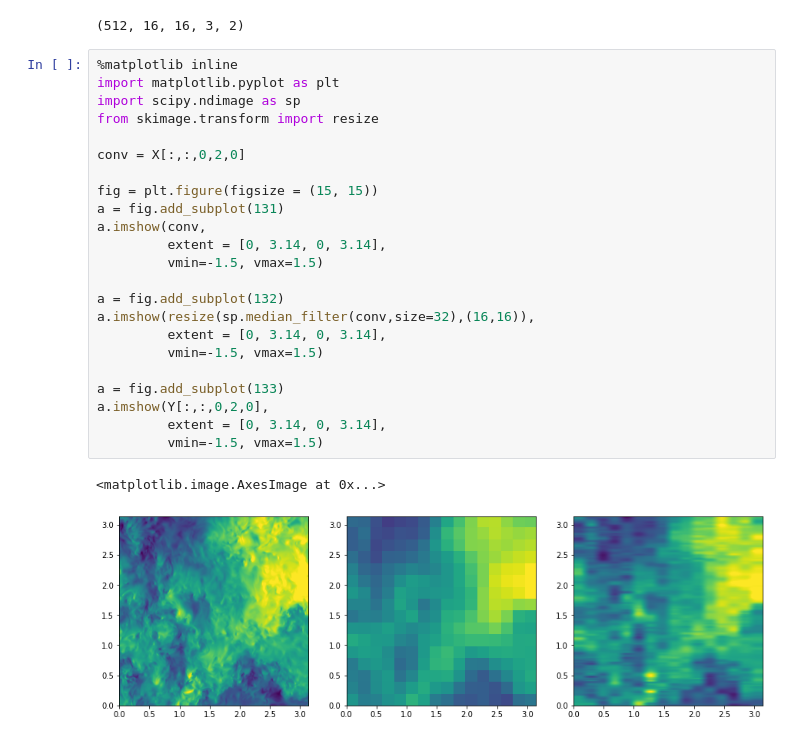
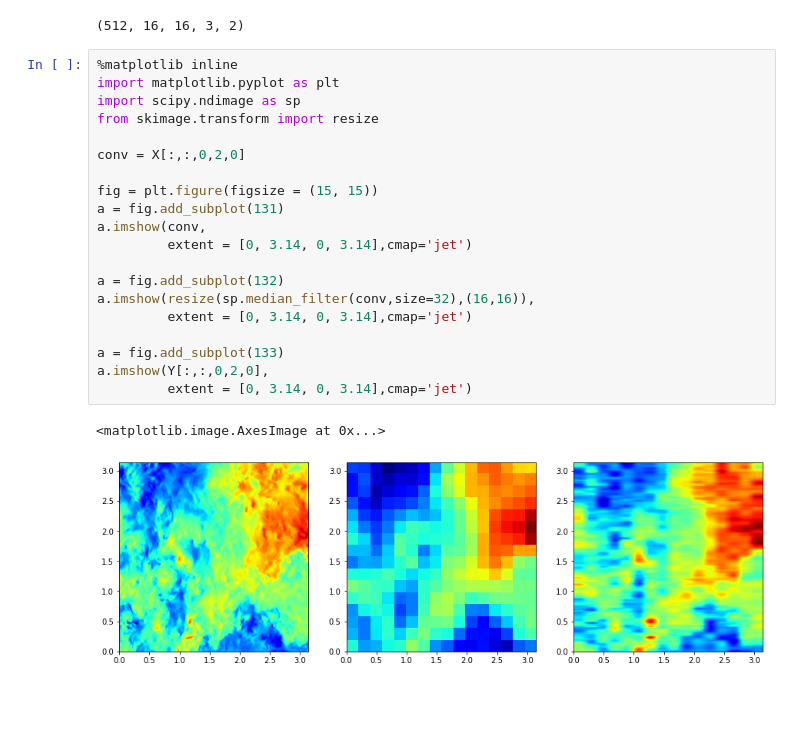
Before and after one commit to dvenkata/AMATH590, a Jupyter notebook: PlotVel.ipynb, the cells around one changed output. Cells and saved outputs as stored; diff of their text form; blank space fills up the shorter version.

```diff
--- a/PlotVel.ipynb
+++ b/PlotVel.ipynb
@@ -19,26 +19,23 @@ print(Y.shape)
 # %%
 %matplotlib inline
 import matplotlib.pyplot as plt
 import scipy.ndimage as sp
 from skimage.transform import resize
 
 conv = X[:,:,0,2,0]
 
 fig = plt.figure(figsize = (15, 15))
 a = fig.add_subplot(131)
 a.imshow(conv,
-         extent = [0, 3.14, 0, 3.14],
-         vmin=-1.5, vmax=1.5)
+         extent = [0, 3.14, 0, 3.14],cmap='jet')
 
 a = fig.add_subplot(132)
 a.imshow(resize(sp.median_filter(conv,size=32),(16,16)),
-         extent = [0, 3.14, 0, 3.14],
-         vmin=-1.5, vmax=1.5)
+         extent = [0, 3.14, 0, 3.14],cmap='jet')
 
 a = fig.add_subplot(133)
 a.imshow(Y[:,:,0,2,0],
-         extent = [0, 3.14, 0, 3.14],
-         vmin=-1.5, vmax=1.5)
+         extent = [0, 3.14, 0, 3.14],cmap='jet')
 # %% [output]
 <matplotlib.image.AxesImage at 0x...>
-[figure, old version]
+[figure, new version]
```
